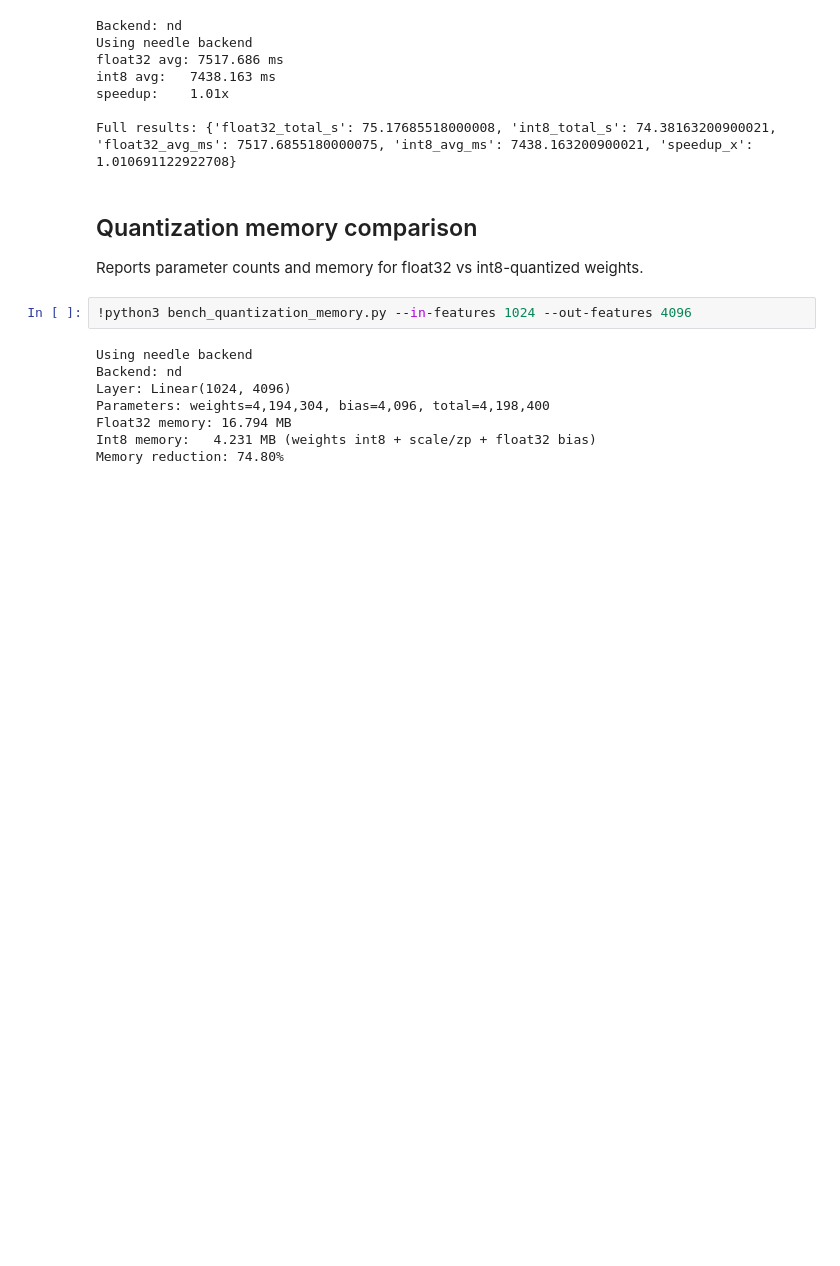
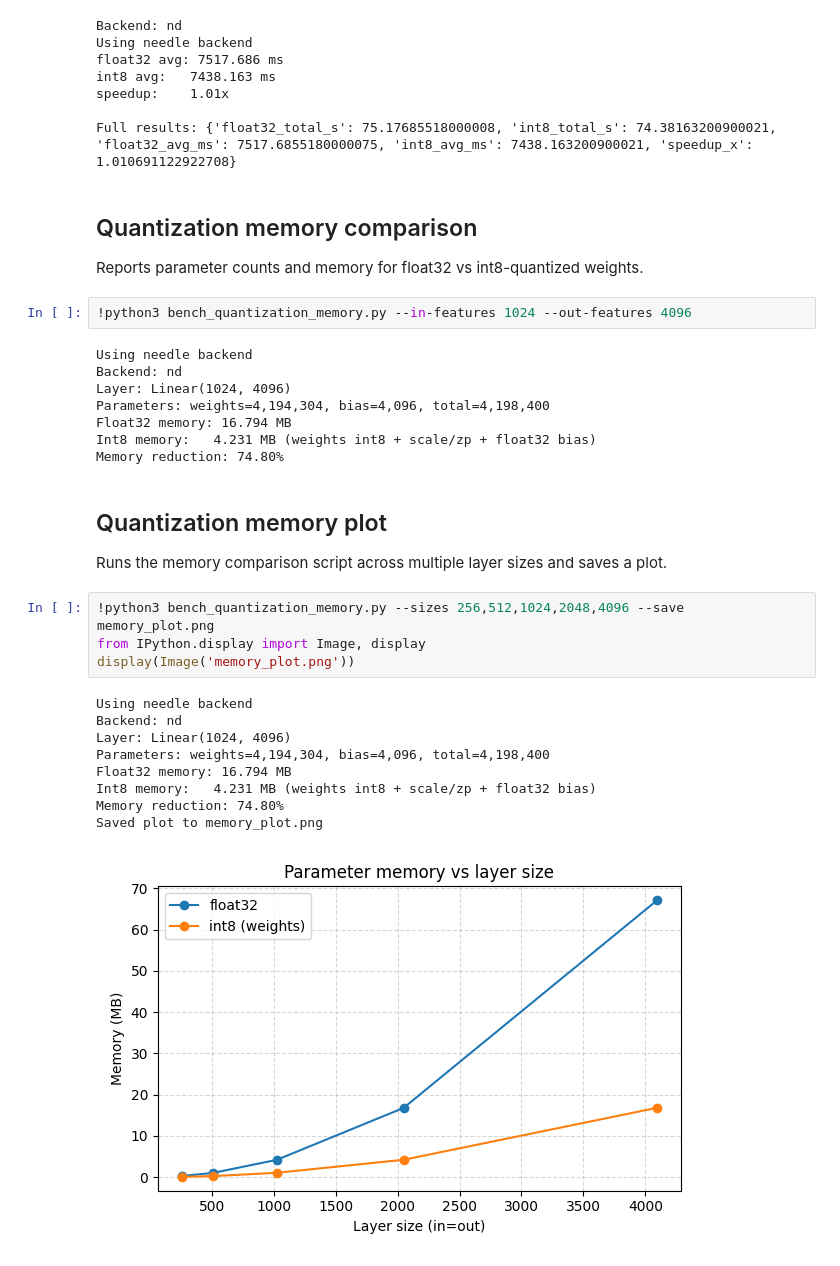
Before and after one commit to Tyrest/DL-Systems-Project, a Jupyter notebook: proj_andrew.ipynb, the cells around one changed output. Cells and saved outputs as stored; diff of their text form; blank space fills up the shorter version.

Commit message:
added graph to visualize memory saving

```diff
--- a/proj_andrew.ipynb
+++ b/proj_andrew.ipynb
@@ -148,3 +145,21 @@ Parameters: weights=4,194,304, bias=4,096, total=4,198,400
 Float32 memory: 16.794 MB
 Int8 memory:   4.231 MB (weights int8 + scale/zp + float32 bias)
 Memory reduction: 74.80%
+# %% [markdown]
+## Quantization memory plot
+
+Runs the memory comparison script across multiple layer sizes and saves a plot.
+# %%
+!python3 bench_quantization_memory.py --sizes 256,512,1024,2048,4096 --save memory_plot.png
+from IPython.display import Image, display
+display(Image('memory_plot.png'))
+# %% [output]
+Using needle backend
+Backend: nd
+Layer: Linear(1024, 4096)
+Parameters: weights=4,194,304, bias=4,096, total=4,198,400
+Float32 memory: 16.794 MB
+Int8 memory:   4.231 MB (weights int8 + scale/zp + float32 bias)
+Memory reduction: 74.80%
+Saved plot to memory_plot.png
+[figure, added]
```
Also changed, not shown: parts of 1 cell of this notebook, 2 other files.
